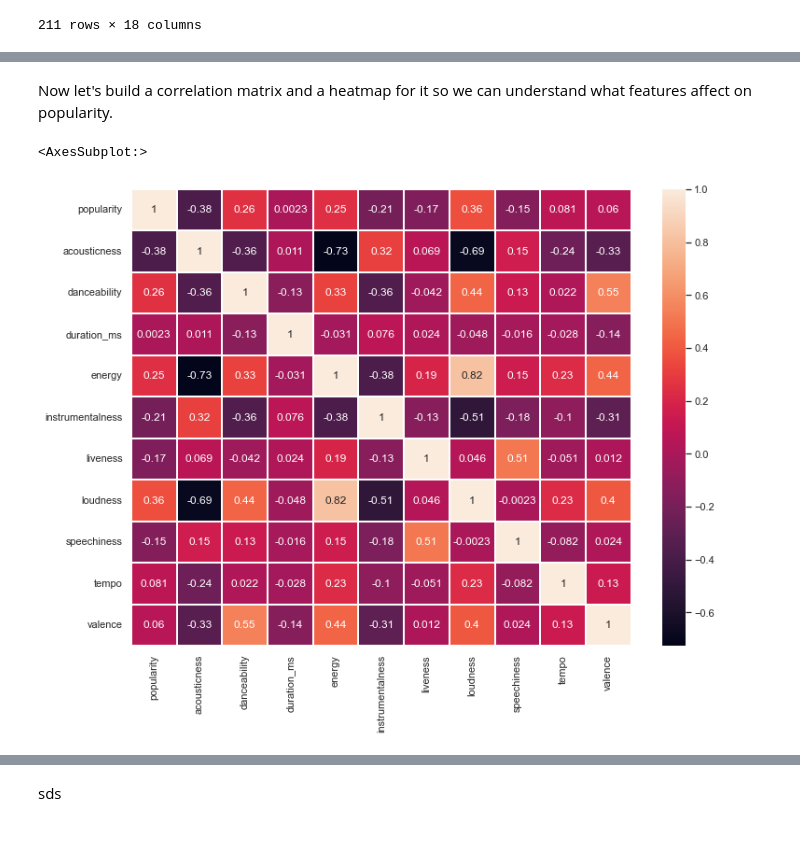
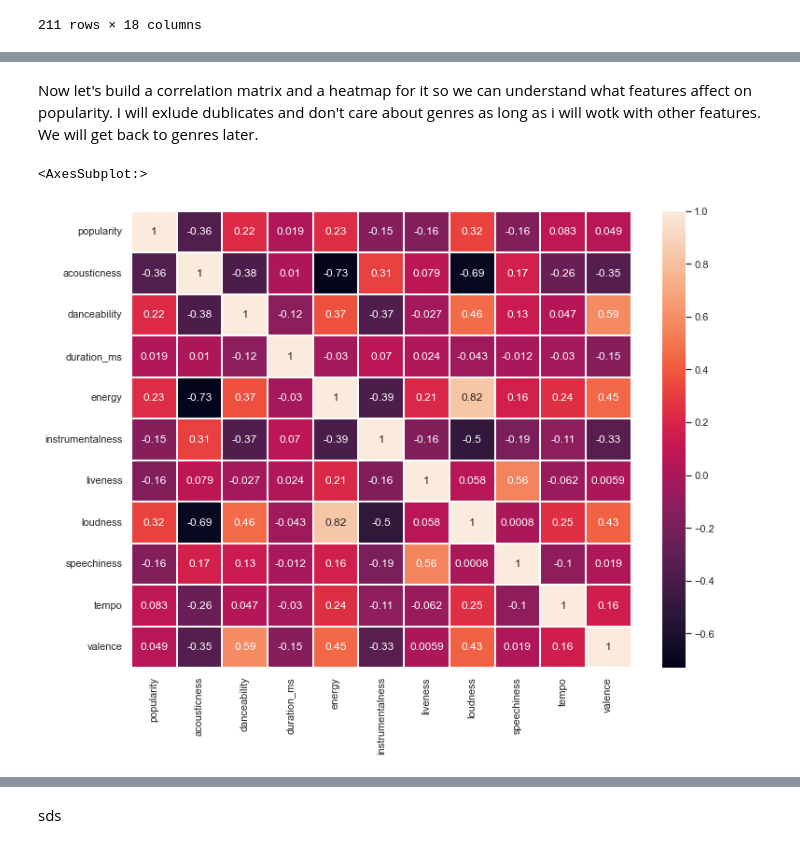
Before and after one commit to Dforgeek/ML_Classic_spotify, a Jupyter notebook: ML_Classic_Spotify.ipynb, the cells around one changed output, grey strips where cells are left out. Saved outputs shown, nothing was run; the diff lists cells and outputs as text; code cells hidden in the pictures.

```diff
--- a/ML_Classic_Spotify.ipynb
+++ b/ML_Classic_Spotify.ipynb
@@ -170,11 +153,12 @@ Dublicated: 0
 # %% [markdown]
-<font size="3.5">Now let's build a correlation matrix and a heatmap for it so we can understand what features affect on popularity.
+<font size="3.5">Now let's build a correlation matrix and a heatmap for it so we can understand what features affect on popularity. I will exlude dublicates and don't care about genres as long as i will wotk with other features. We will get back to genres later.
 # %%
+df = df.drop_duplicates(subset=['track_id'])
 numeric=df.select_dtypes(exclude=['object'])
 correlation_mtrx=numeric.corr()
 sns.set(rc={'figure.figsize':(12,9)})
 sns.heatmap(correlation_mtrx, annot=True, linewidths=0.1)
 # %% [output]
 <AxesSubplot:>
-[figure, old version]
+[figure, new version]
 # %%
```
Also changed, not shown: parts of 31 cells of this notebook.
